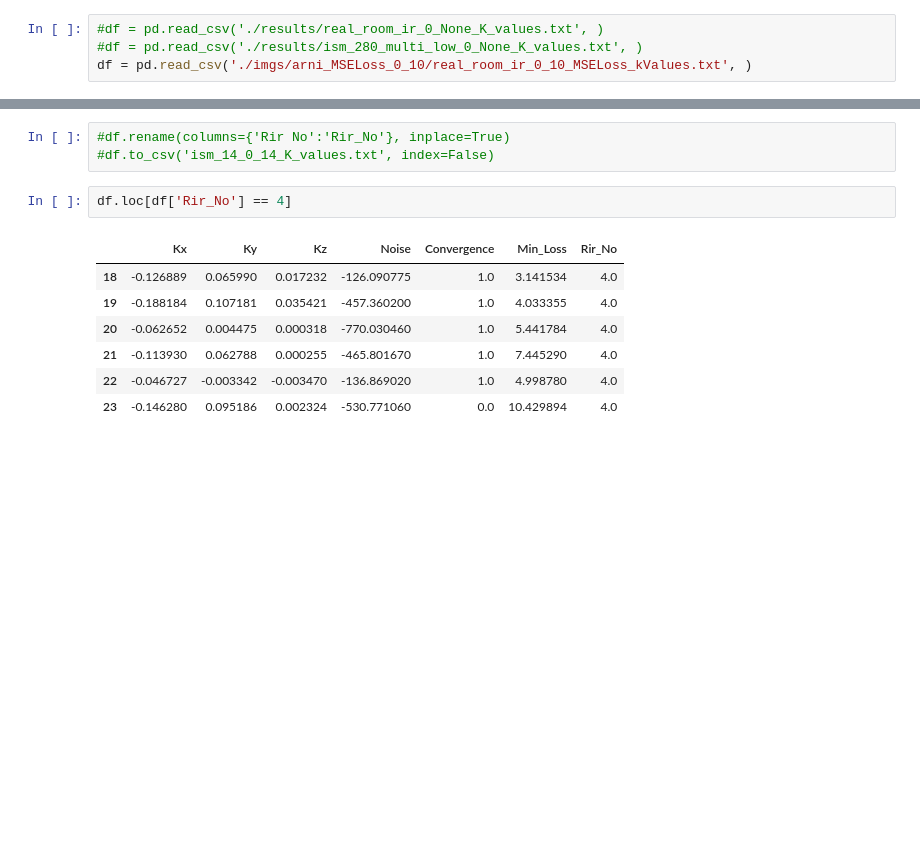
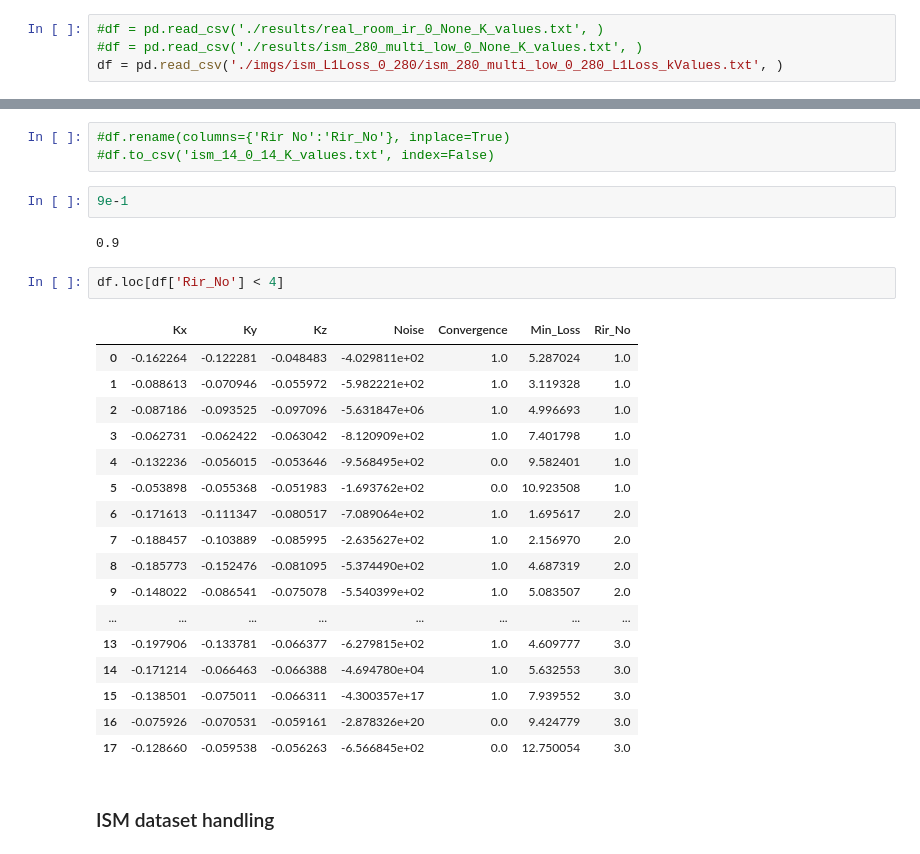
Before and after one commit to jeet-ss/ShoeboxEnergyDecay_PyTorch, a Jupyter notebook: testing.ipynb, the cells around one changed output, grey strips where cells are left out. Drawn from its saved outputs; the diff is of its cells as text; blank space fills up the shorter version.

```diff
--- a/testing.ipynb
+++ b/testing.ipynb
@@ -9,7 +9,7 @@ import pandas as pd
 # %%
 #df = pd.read_csv('./results/real_room_ir_0_None_K_values.txt', )
 #df = pd.read_csv('./results/ism_280_multi_low_0_None_K_values.txt', )
-df = pd.read_csv('./imgs/arni_MSELoss_0_10/real_room_ir_0_10_MSELoss_kValues.txt', )
+df = pd.read_csv('./imgs/ism_L1Loss_0_280/ism_280_multi_low_0_280_L1Loss_kValues.txt', )
 # %%
 df.shape
 # %% [output]
@@ -30,13 +34,29 @@ Max:59.631947 and Min:9.696009
 # %%
 #df.rename(columns={'Rir No':'Rir_No'}, inplace=True)
 #df.to_csv('ism_14_0_14_K_values.txt', index=False)
+# %%
+9e-1
+# %% [output]
+0.9
 # %%
-df.loc[df['Rir_No'] == 4]
+df.loc[df['Rir_No'] < 4]
 # %% [output]
 |  | Kx | Ky | Kz | Noise | Convergence | Min_Loss | Rir_No |
-| 18 | -0.126889 | 0.065990 | 0.017232 | -126.090775 | 1.0 | 3.141534 | 4.0 |
-| 19 | -0.188184 | 0.107181 | 0.035421 | -457.360200 | 1.0 | 4.033355 | 4.0 |
-| 20 | -0.062652 | 0.004475 | 0.000318 | -770.030460 | 1.0 | 5.441784 | 4.0 |
-| 21 | -0.113930 | 0.062788 | 0.000255 | -465.801670 | 1.0 | 7.445290 | 4.0 |
-| 22 | -0.046727 | -0.003342 | -0.003470 | -136.869020 | 1.0 | 4.998780 | 4.0 |
-| 23 | -0.146280 | 0.095186 | 0.002324 | -530.771060 | 0.0 | 10.429894 | 4.0 |
+| 0 | -0.162264 | -0.122281 | -0.048483 | -4.029811e+02 | 1.0 | 5.287024 | 1.0 |
+| 1 | -0.088613 | -0.070946 | -0.055972 | -5.982221e+02 | 1.0 | 3.119328 | 1.0 |
+| 2 | -0.087186 | -0.093525 | -0.097096 | -5.631847e+06 | 1.0 | 4.996693 | 1.0 |
+| 3 | -0.062731 | -0.062422 | -0.063042 | -8.120909e+02 | 1.0 | 7.401798 | 1.0 |
+| 4 | -0.132236 | -0.056015 | -0.053646 | -9.568495e+02 | 0.0 | 9.582401 | 1.0 |
+| 5 | -0.053898 | -0.055368 | -0.051983 | -1.693762e+02 | 0.0 | 10.923508 | 1.0 |
+| 6 | -0.171613 | -0.111347 | -0.080517 | -7.089064e+02 | 1.0 | 1.695617 | 2.0 |
+| 7 | -0.188457 | -0.103889 | -0.085995 | -2.635627e+02 | 1.0 | 2.156970 | 2.0 |
+| 8 | -0.185773 | -0.152476 | -0.081095 | -5.374490e+02 | 1.0 | 4.687319 | 2.0 |
+| 9 | -0.148022 | -0.086541 | -0.075078 | -5.540399e+02 | 1.0 | 5.083507 | 2.0 |
+| ... | ... | ... | ... | ... | ... | ... | ... |
+| 13 | -0.197906 | -0.133781 | -0.066377 | -6.279815e+02 | 1.0 | 4.609777 | 3.0 |
+| 14 | -0.171214 | -0.066463 | -0.066388 | -4.694780e+04 | 1.0 | 5.632553 | 3.0 |
+| 15 | -0.138501 | -0.075011 | -0.066311 | -4.300357e+17 | 1.0 | 7.939552 | 3.0 |
+| 16 | -0.075926 | -0.070531 | -0.059161 | -2.878326e+20 | 0.0 | 9.424779 | 3.0 |
+| 17 | -0.128660 | -0.059538 | -0.056263 | -6.566845e+02 | 0.0 | 12.750054 | 3.0 |
+# %% [markdown]
+### ISM dataset handling
```
Also changed, not shown: parts of 21 cells of this notebook, 5 other files.
